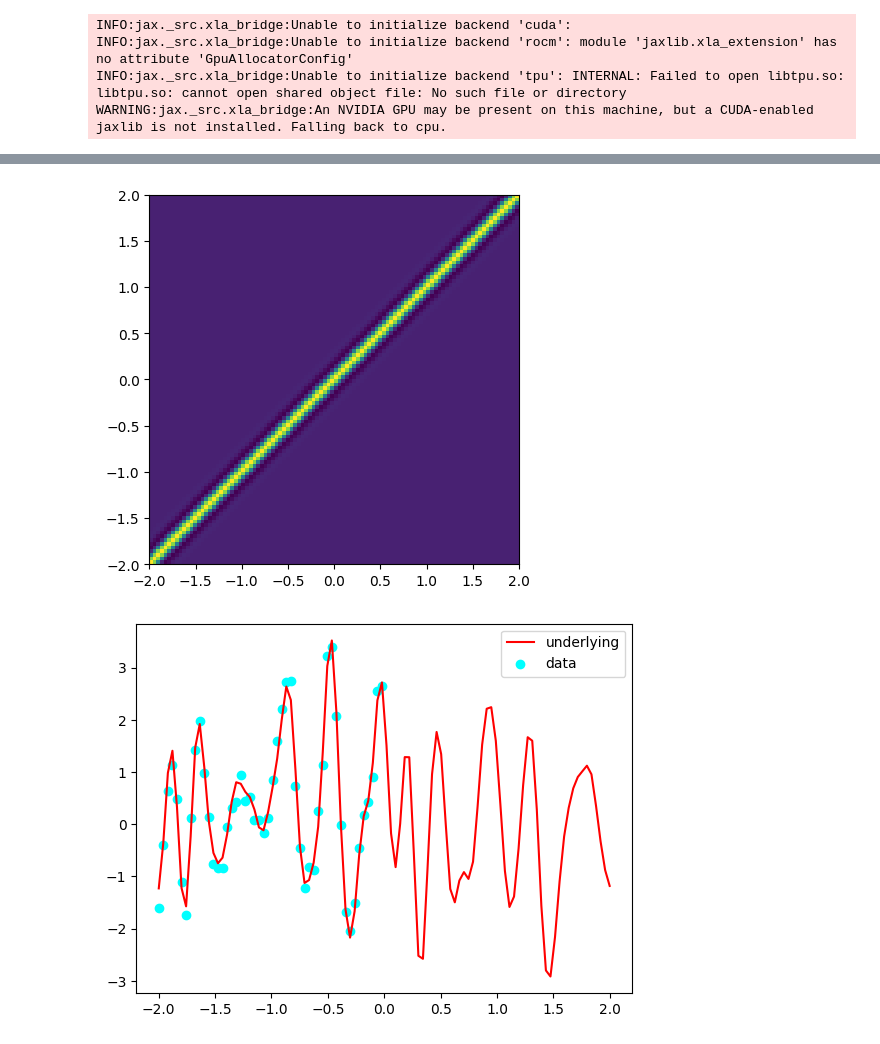
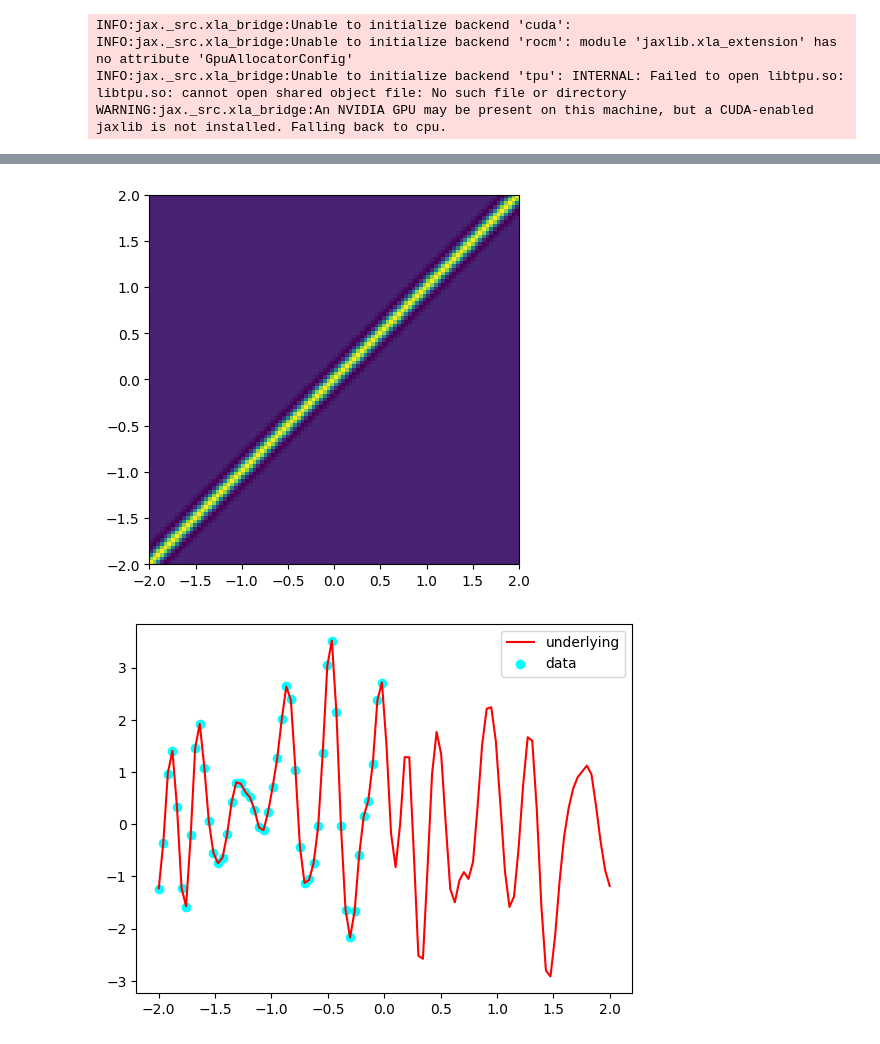
Before and after one commit to Joshuaalbert/jaxns, a Jupyter notebook: docs/examples/gaussian_process_marginalisation_spectral.ipynb, the cells around one changed output, grey strips where cells are left out. Drawn from its saved outputs; the diff is of its cells as text; code cells hidden in the pictures.

```diff
--- a/docs/examples/gaussian_process_marginalisation_spectral.ipynb
+++ b/docs/examples/gaussian_process_marginalisation_spectral.ipynb
@@ -88,36 +88,36 @@ M = N // 2
 Xstar = jnp.linspace(-2., 2., N)[:, None]
 X = Xstar[:M]
 
-true_uncert = 0.2
+true_uncert = 0.01
 
 spectral_params_true = dict(
     logits=jnp.asarray([0., 0.]),
     locs=jnp.asarray([1. / 1, 1. / 0.5]),
     scales=jnp.asarray([1. / 4., 1 / 0.8])
 )
 prior_cov = tfpk.SpectralMixture(**spectral_params_true).matrix(Xstar, Xstar) + 1e-12 * jnp.eye(N)
 
 v = jnp.linspace(0., 2., 100)
 kern = tfpk.SpectralMixture(**spectral_params_true).matrix(jnp.zeros((1, 1)), v[:, None])
 plt.plot(v, kern[0, :])
 plt.show()
 
 plt.imshow(prior_cov, origin='lower', extent=(Xstar.min(), Xstar.max(), Xstar.min(), Xstar.max()))
 plt.show()
 
 Y = jnp.linalg.cholesky(prior_cov) @ random.normal(random.PRNGKey(42), shape=(N,))
 Y_obs = Y[:M] + true_uncert * random.normal(random.PRNGKey(1), shape=(M,))
 # Y = jnp.cos(jnp.pi*2. * X[:,0]/2) + jnp.exp(- X[:,0]/2) * jnp.sin(jnp.pi*2. * X[:,0]/3)
 
 
 plt.plot(Xstar[:, 0], Y, c='red', label='underlying')
 plt.scatter(X[:, 0], Y_obs, c='cyan', label='data')
 plt.legend()
 plt.show()
 # %% [output]
 [figure]
 [figure]
-[figure, old version]
+[figure, new version]
 # %%
 
 
```
Also changed, not shown: parts of 3 cells of this notebook, 8 other files.
